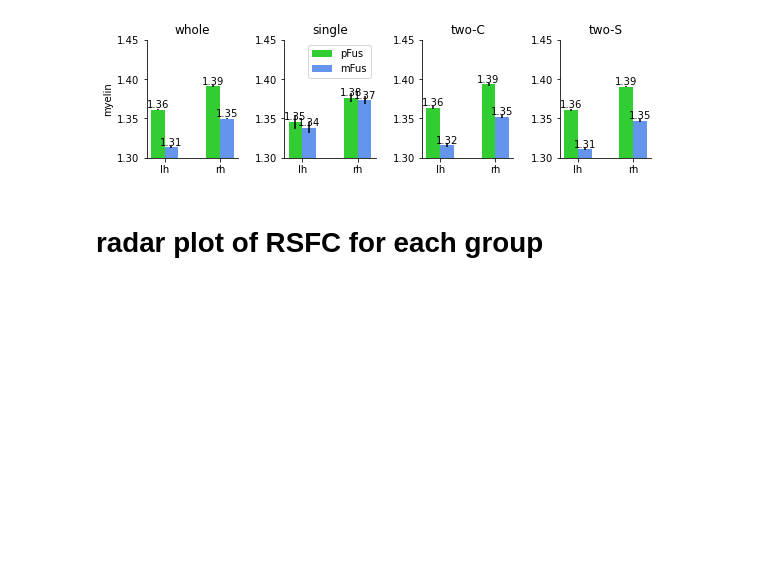
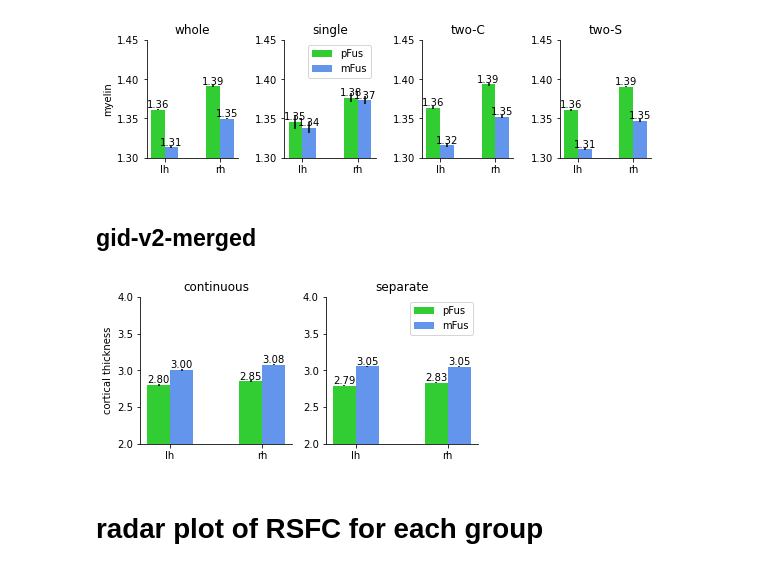
Before and after one commit to BNUCNL/nibrain, a Jupyter notebook: cxy_hcp_ffa/scripts/paper_fig.ipynb, the cells around one changed output. Drawn from its saved outputs; the diff is of its cells as text; code cells hidden in the pictures; blank space fills up the shorter version.

```diff
--- a/cxy_hcp_ffa/scripts/paper_fig.ipynb
+++ b/cxy_hcp_ffa/scripts/paper_fig.ipynb
@@ -369,6 +429,85 @@ else:
     plt.savefig(out_file)
 # %% [output]
 [figure]
+# %% [markdown]
+## gid-v2-merged
+# %%
+meas_name = 'thickness'  # myelin, thickness, va
+meas2ylim = {
+    'myelin': (1.3, 1.45),
+    'thickness': (2, 4),
+    'va': (220, 350)
+}
+meas2ylabel = {
+    'myelin': 'myelination',
+    'thickness': 'cortical thickness',
+    'va': 'surface area'
+}
+# figsize = None
+figsize = (5.5, 2.8)
+# gids = (-1, 1, 2)
+gids = (1, 2)
+gid2name = {-1: 'whole', 1: 'continuous', 2: 'separate'}
+hemis = ['lh', 'rh']
+rois = ['pFus-face', 'mFus-face']
+src_file = pjoin(anal_dir, 'structure/rois_v3_{hemi}_{meas}.pkl')
+gid_file = pjoin(anal_dir, 'grouping/group_id_{hemi}_v2_merged.npy')
+# out_file = None
+out_file = pjoin(work_dir, f'grouping_{meas_name}.jpg')
+
+n_hemi = len(hemis)
+n_roi = len(rois)
+hemi2data = {}
+hemi2gid_vec = {}
+for hemi in hemis:
+    hemi2data[hemi] = pkl.load(open(src_file.format(hemi=hemi, meas=meas_name), 'rb'))
+    hemi2gid_vec[hemi] = np.load(gid_file.format(hemi=hemi))
+
+x = np.arange(n_hemi)
+width = auto_bar_width(x, n_roi)
+_, axes = plt.subplots(1, len(gids), figsize=figsize)
+for gid_idx, gid in enumerate(gids):
+    ax = axes[gid_idx]
+    offset = -(n_roi - 1) / 2
+    for roi in rois:
+        y = np.zeros(n_hemi, np.float64)
+        y_err = np.zeros(n_hemi, np.float64)
+        for hemi_idx, hemi in enumerate(hemis):
+            data = hemi2data[hemi]
+            gid_vec = hemi2gid_vec[hemi]
+            if gid == -1:
+                gid_idx_vec = np.ones_like(gid_vec, bool)
+            else:
+                gid_idx_vec = gid_vec == gid
+            roi_idx = data['roi'].index(roi)
+            meas = data['meas'][roi_idx][gid_idx_vec]
+            meas = meas[~np.isnan(meas)]
+            y[hemi_idx] = np.mean(meas)
+            y_err[hemi_idx] = sem(meas)
+        rects = ax.bar(x+width*offset, y, width, yerr=y_err,
+                       label=roi.split('-')[0], color=roi2color[roi])
+        show_bar_value(rects, '.2f', ax)
+        offset += 1
+    if gid_idx == 1:
+        ax.legend()
+    ax.set_xticks(x)
+    ax.set_xticklabels(hemis)
+    if gid_idx == 0:
+        ax.set_ylabel(meas2ylabel[meas_name])
+    ax.set_ylim(*meas2ylim[meas_name])
+    # ax.set_yticks([4, 5, 6, 7])
+    # ax.set_yticklabels([4, 5, 6, 7])
+    # ax.tick_params(bottom=False, labelbottom=False, left=False)
+    ax.set_title(gid2name[gid])
+    ax.spines['top'].set_visible(False)
+    ax.spines['right'].set_visible(False)
+plt.tight_layout()
+if out_file is None:
+    plt.show()
+else:
+    plt.savefig(out_file)
+# %% [output]
+[figure, added]
 # %% [markdown]
 # radar plot of RSFC for each group
 # %%
```
Also changed, not shown: parts of 8 cells of this notebook.
